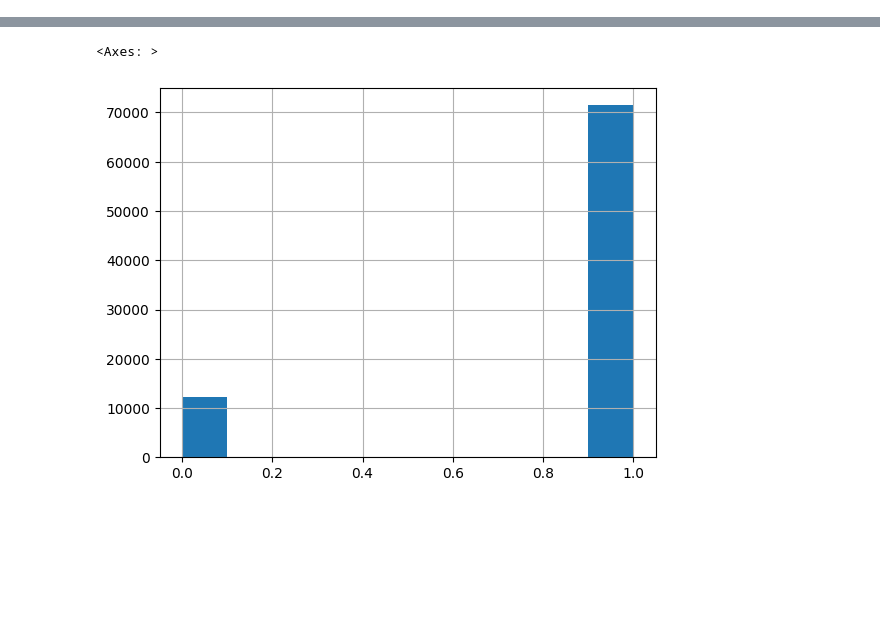
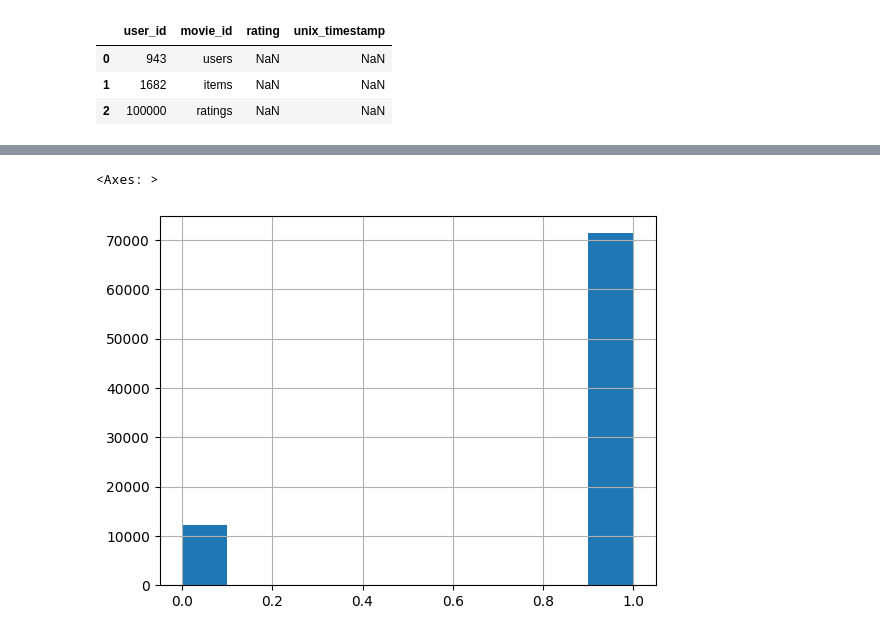
Before and after one commit to ninpnin/embedding-uncertainty-estimation, a Jupyter notebook: real_data/movielens/analyze_data.ipynb, the cells around one changed output, grey strips where cells are left out. Saved outputs shown, nothing was run; the diff lists cells and outputs as text; code cells hidden in the pictures; blank space fills up the shorter version.

```diff
--- a/real_data/movielens/analyze_data.ipynb
+++ b/real_data/movielens/analyze_data.ipynb
@@ -10,6 +24,15 @@ r_cols = ['user_id', 'movie_id', 'rating', 'unix_timestamp']
 # u.data instead of ua.base for alla datapoints.
 data = pd.read_csv('ml-100k/u.data', sep='\t', names=r_cols, encoding='latin-1')
 data.drop('unix_timestamp', inplace=True, axis=1)
+# %%
+genre = pd.read_csv('ml-100k/u.genre', sep='|', names=r_cols, encoding='latin-1')
+info = pd.read_csv('ml-100k/u.info', sep=' ', names=r_cols, encoding='latin-1')
+info.tail()
+# %% [output]
+|  | user_id | movie_id | rating | unix_timestamp |
+| 0 | 943 | users | NaN | NaN |
+| 1 | 1682 | items | NaN | NaN |
+| 2 | 100000 | ratings | NaN | NaN |
 # %%
 data['rating'].hist()
 # %% [output]
```
Also changed, not shown: parts of 17 cells of this notebook.
